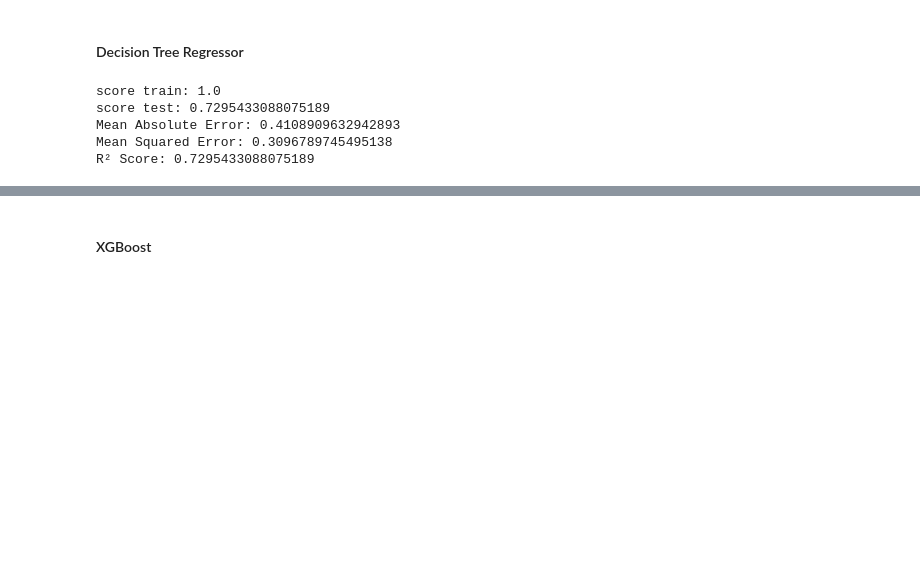
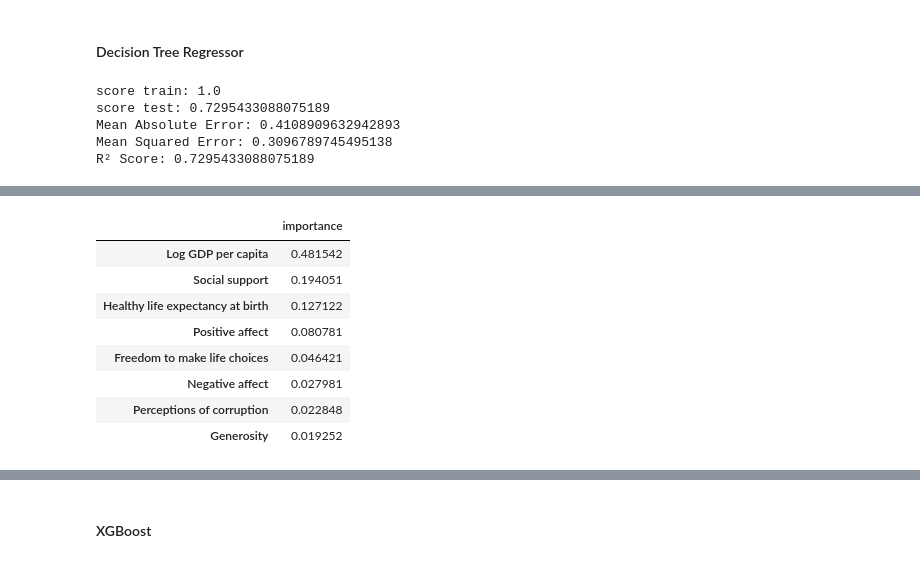
Before and after one commit to FerreJulien/Git-Analyse_du_bien_etre, a Jupyter notebook: Projets/Analyse bien etre_Julien.ipynb, the cells around one changed output, grey strips where cells are left out. Cells and saved outputs as stored; diff of their text form; code cells hidden in the pictures; blank space fills up the shorter version.

```diff
--- a/Projets/Analyse bien etre_Julien.ipynb
+++ b/Projets/Analyse bien etre_Julien.ipynb
@@ -226,0 +244,17 @@ R² Score: 0.875385011527584
+# %%
+# feature importance
+X_train = pd.DataFrame(X_train, columns=feats.columns)
+
+feature_importance = pd.DataFrame(rf.feature_importances_, index = X_train.columns, columns=['importance']).sort_values('importance', ascending=False)
+
+feature_importance
+# %% [output]
+|  | importance |
+| Log GDP per capita | 0.481542 |
+| Social support | 0.194051 |
+| Healthy life expectancy at birth | 0.127122 |
+| Positive affect | 0.080781 |
+| Freedom to make life choices | 0.046421 |
+| Negative affect | 0.027981 |
+| Perceptions of corruption | 0.022848 |
+| Generosity | 0.019252 |
```
Also changed, not shown: parts of 9 cells of this notebook.
